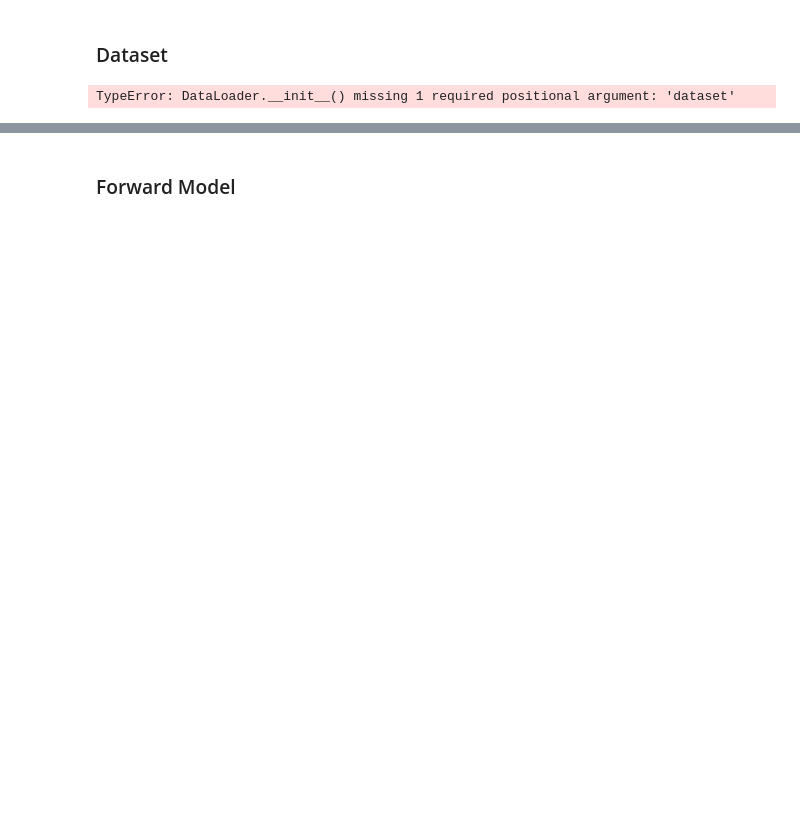
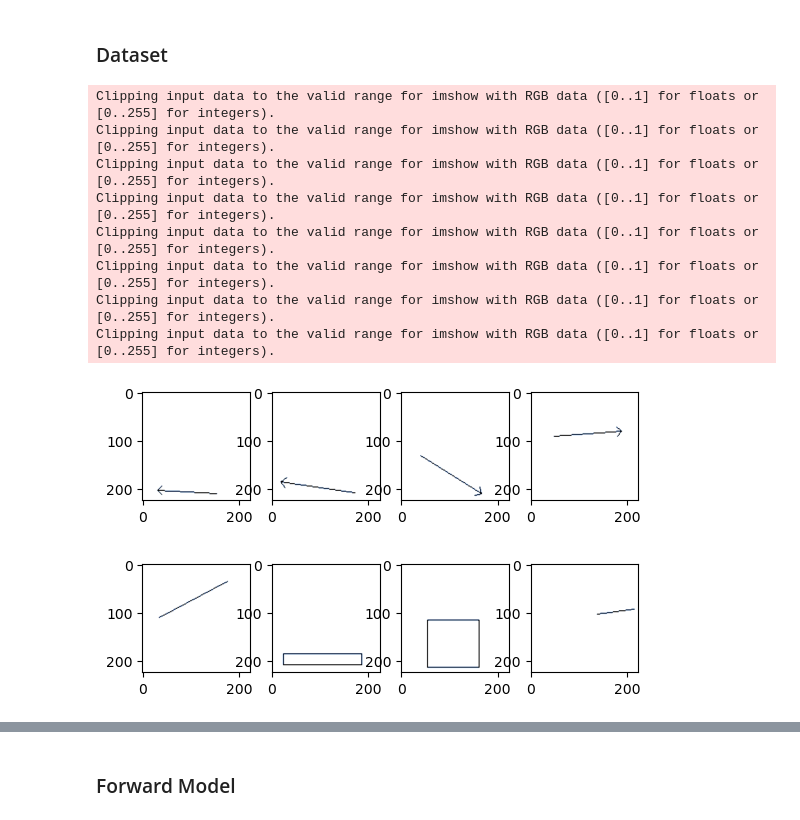
Before and after one commit to rapee9999/LearnCV, a Jupyter notebook: resnet.ipynb, the cells around one changed output, grey strips where cells are left out. Saved outputs shown, nothing was run; the diff lists cells and outputs as text; code cells hidden in the pictures; blank space fills up the shorter version.

```diff
--- a/resnet.ipynb
+++ b/resnet.ipynb
@@ -22,3 +24,6 @@ import requests
 sys.path.insert(0, '..')
 import utils
 from LearnCV import utils as cvUtils
+# %%
+DEVICE = torch.device('cuda') if torch.cuda.is_available() else torch.device('cpu')
+print(DEVICE)
@@ -262,9 +362,0 @@ def genArrow(size: Size, padding: int, lengthRange: Range, thickRange: Range, ti
-# %%
-# Pre processing
-preprocess = torchvision.transforms.Compose([
-    torchvision.transforms.ToTensor(),
-    torchvision.transforms.Resize(224),
-    # torchvision.transforms.Resize(256),
-    # torchvision.transforms.CenterCrop(224),
-    torchvision.transforms.Normalize(mean=[0.485, 0.456, 0.406], std=[0.229, 0.224, 0.225]),
-])
@@ -286,5 +362,0 @@ for _ in range(64):
-# %%
-torch.utils.data.DataLoader()
-torch.utils.data.Dataset()
-# %% [output]
-TypeError: DataLoader.__init__() missing 1 required positional argument: 'dataset'
@@ -290,0 +394,49 @@ TypeError: DataLoader.__init__() missing 1 required positional argument: 'datase
+# %%
+# shape params
+size = (128,128) # h,w
+padding = 5
+lengthRange = (30,100)
+radRange = (10,64)
+thickRange = (1,1)
+tipRange = (0.1,0.1)
+
+# arguments
+data_size = 64
+kwargs = { 'arrow': {'size': size, 'padding': padding, 'lengthRange': lengthRange, 'thickRange': thickRange, 'tipRange': tipRange} }
+arrow_dataset = ShapeDataset(data_size, DEVICE, kwargs, preprocess)
+kwargs = {  'circle': {'size': size, 'padding': padding, 'radRange': radRange, 'thickRange': thickRange},
+            'rect':   {'size': size, 'padding': padding, 'diagRange': lengthRange, 'thickRange': thickRange},
+            'line':   {'size': size, 'padding': padding, 'lengthRange': lengthRange, 'thickRange': thickRange} }
+other_dataset = ShapeDataset(data_size, DEVICE, kwargs, preprocess)
+
+naxes = 4
+ncols = 4
+nrows = (naxes // ncols) + 1 if naxes % ncols else naxes // ncols
+fig, axes = plt.subplots(nrows, ncols)
+axes = axes.reshape(nrows * ncols)
+for ax, image in zip(axes, arrow_dataset):
+    image: torch.Tensor
+    ax.imshow(image.detach().permute(1,2,0).numpy())
+fig.show()
+
+naxes = 4
+ncols = 4
+nrows = (naxes // ncols) + 1 if naxes % ncols else naxes // ncols
+fig, axes = plt.subplots(nrows, ncols)
+axes = axes.reshape(nrows * ncols)
+for ax, image in zip(axes, other_dataset):
+    # image = image.unsqueeze(0)
+    image: torch.Tensor
+    ax.imshow(image.detach().permute(1,2,0).numpy())
+fig.show()
+# %% [output]
+Clipping input data to the valid range for imshow with RGB data ([0..1] for floats or [0..255] for integers).
+Clipping input data to the valid range for imshow with RGB data ([0..1] for floats or [0..255] for integers).
+Clipping input data to the valid range for imshow with RGB data ([0..1] for floats or [0..255] for integers).
+Clipping input data to the valid range for imshow with RGB data ([0..1] for floats or [0..255] for integers).
+Clipping input data to the valid range for imshow with RGB data ([0..1] for floats or [0..255] for integers).
+Clipping input data to the valid range for imshow with RGB data ([0..1] for floats or [0..255] for integers).
+Clipping input data to the valid range for imshow with RGB data ([0..1] for floats or [0..255] for integers).
+Clipping input data to the valid range for imshow with RGB data ([0..1] for floats or [0..255] for integers).
+[figure, added]
+[figure, added]
```
Also changed, not shown: parts of 30 cells of this notebook, 1 other file.
